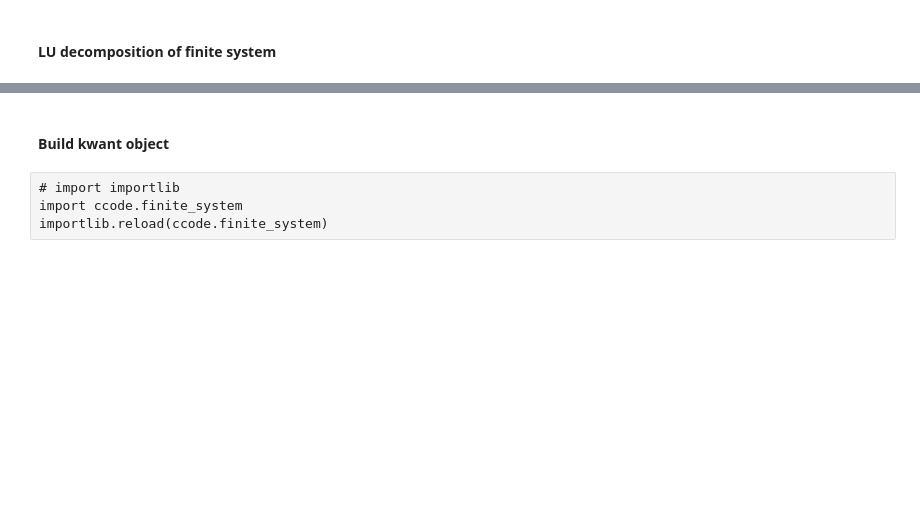
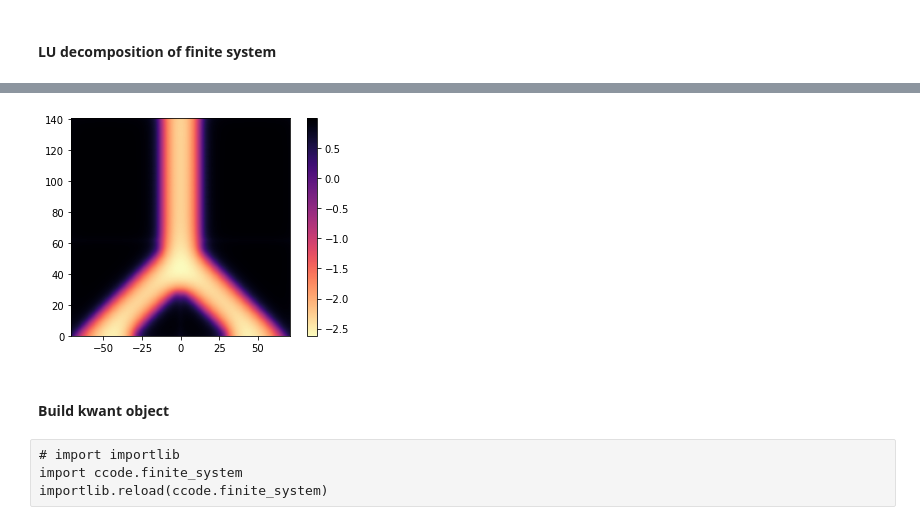
Before and after one commit to Satin21/Trijunction, a Jupyter notebook: analysis/Y.ipynb, the cells around one changed output, grey strips where cells are left out. Saved outputs shown, nothing was run; the diff lists cells and outputs as text; code cells hidden in the pictures; blank space fills up the shorter version.

```diff
--- a/analysis/Y.ipynb
+++ b/analysis/Y.ipynb
@@ -221,0 +360,4 @@ site_coords, site_indices = discrete_system_coordinates(
+# %%
+site_coords, site_indices = discrete_system_coordinates(
+    poisson_system, [('charge', 'twoDEG')], boundaries=None
+)
@@ -221,0 +369,11 @@ site_coords, site_indices = discrete_system_coordinates(
+# %%
+voltages['left_1'] = -1.0
+voltages['left_2'] = -1.0
+
+voltages['right_1'] = -1.0
+voltages['right_2'] = -1.0
+
+voltages['top_1'] = -1.0
+voltages['top_2'] = -1.0
+
+voltages['global_accumul'] = +3.0
@@ -221,0 +393,14 @@ site_coords, site_indices = discrete_system_coordinates(
+# %%
+%%time
+
+charges = {}
+clean_potential = gate_potential(
+        poisson_system,
+        linear_problem,
+        site_coords[:, [0, 1, 2]],
+        site_indices,
+        voltages,
+        charges,
+        offset = offset,
+        grid_spacing = a
+    )
@@ -222,3 +410,18 @@ site_coords, site_indices = discrete_system_coordinates(
+# %%
+coordinates = np.array(list(clean_potential.keys()))
+
+x = coordinates[:, 0]
+y = coordinates[:, 1]
+width = np.unique(x).shape[0]
+X = x.reshape(width, -1) / a
+Y = y.reshape(width, -1) / a
+Z = np.round(np.array(list(clean_potential.values())).reshape(width, -1) * -1, 4)
+# %%
+plt.figure()
+plt.imshow(np.rot90(Z), extent = (xmin, xmax, ymin, ymax), cmap = 'magma_r')
+plt.colorbar();
+# %% [output]
+[figure, added]
 # %% [markdown]
 #### Build kwant object
 # %% [raw]
```
Also changed, not shown: parts of 41 cells of this notebook.
